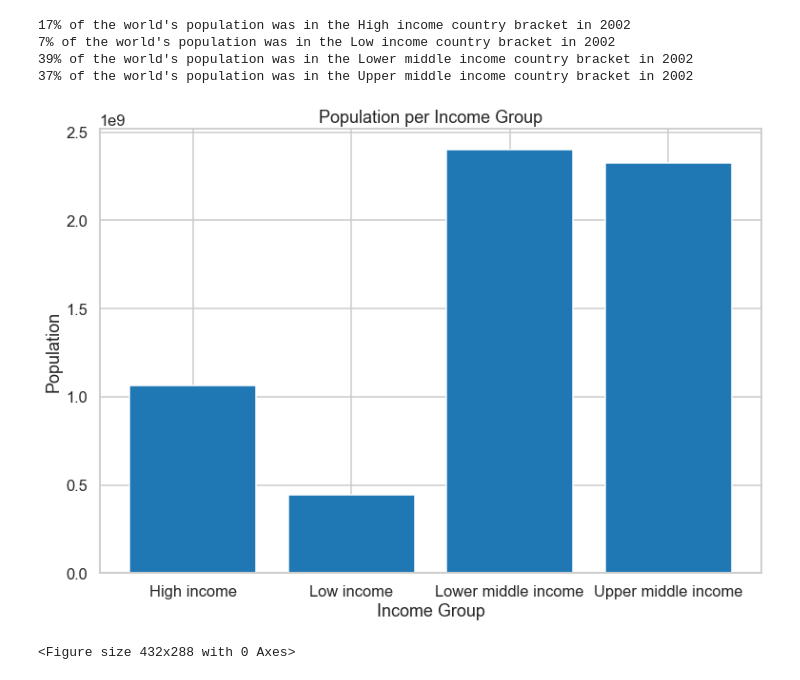
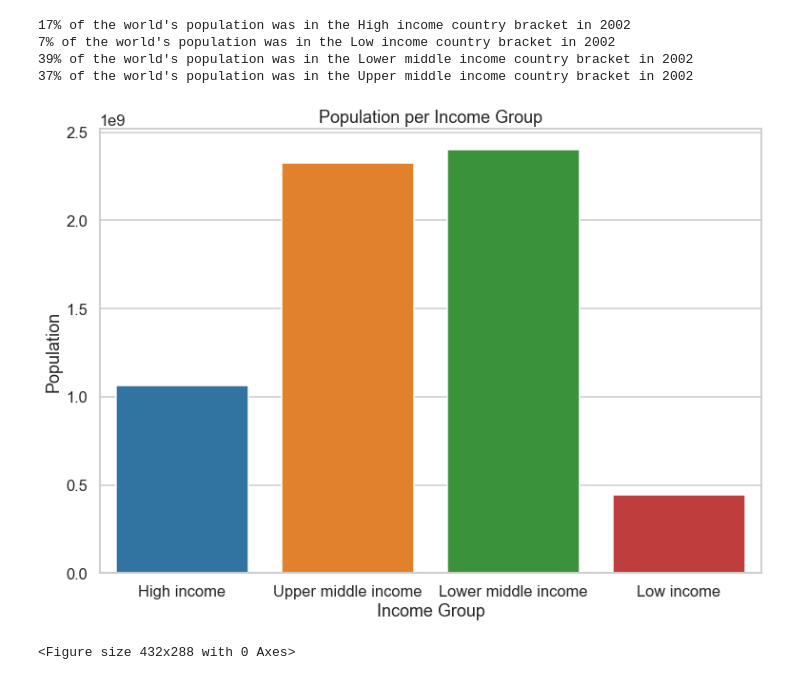
Before and after one commit to ashtonreed/Springboard, a Jupyter notebook: Capstone1/Capstone1_Storytelling_and_Analysis.ipynb, the cells around one changed output. Cells and saved outputs as stored; diff of their text form; code cells hidden in the pictures.

```diff
--- a/Capstone1/Capstone1_Storytelling_and_Analysis.ipynb
+++ b/Capstone1/Capstone1_Storytelling_and_Analysis.ipynb
@@ -961,17 +1002,21 @@ for key in income_pop_tot_2002:
 39% of the world's population was in the Lower middle income country bracket in 2002
 37% of the world's population was in the Upper middle income country bracket in 2002
 # %%
-# Bar chart based on sum of pop feature instead of country count
+# We can create a plot to visualize how many countries are in each income group
+income_keys = list(countries_per_income_level.keys())
+income_values = list(countries_per_income_level.values())
+
 _ = plt.figure(figsize=(11,8))
-_ = plt.bar(income_pop_tot_2002.keys(), income_pop_tot_2002.values())
+_ = sns.barplot(list(income_pop_tot_2002.keys()), list(income_pop_tot_2002.values()),
+                order=['High income', 'Upper middle income', 'Lower middle income', 'Low income'])
 _ = plt.xlabel('Income Group')
 _ = plt.ylabel('Population')
 _ = plt.title('Population per Income Group')
 plt.tight_layout()
 plt.savefig('Population per Income Group.png')
 plt.show()
 # %% [output]
-[figure, old version]
+[figure, new version]
 # %%
 # The histograms below show the distribution of the urban population based on each region
 _ = plt.figure(figsize=(6,4))
```
Also changed, not shown: parts of 7 cells of this notebook, 1 other file.
